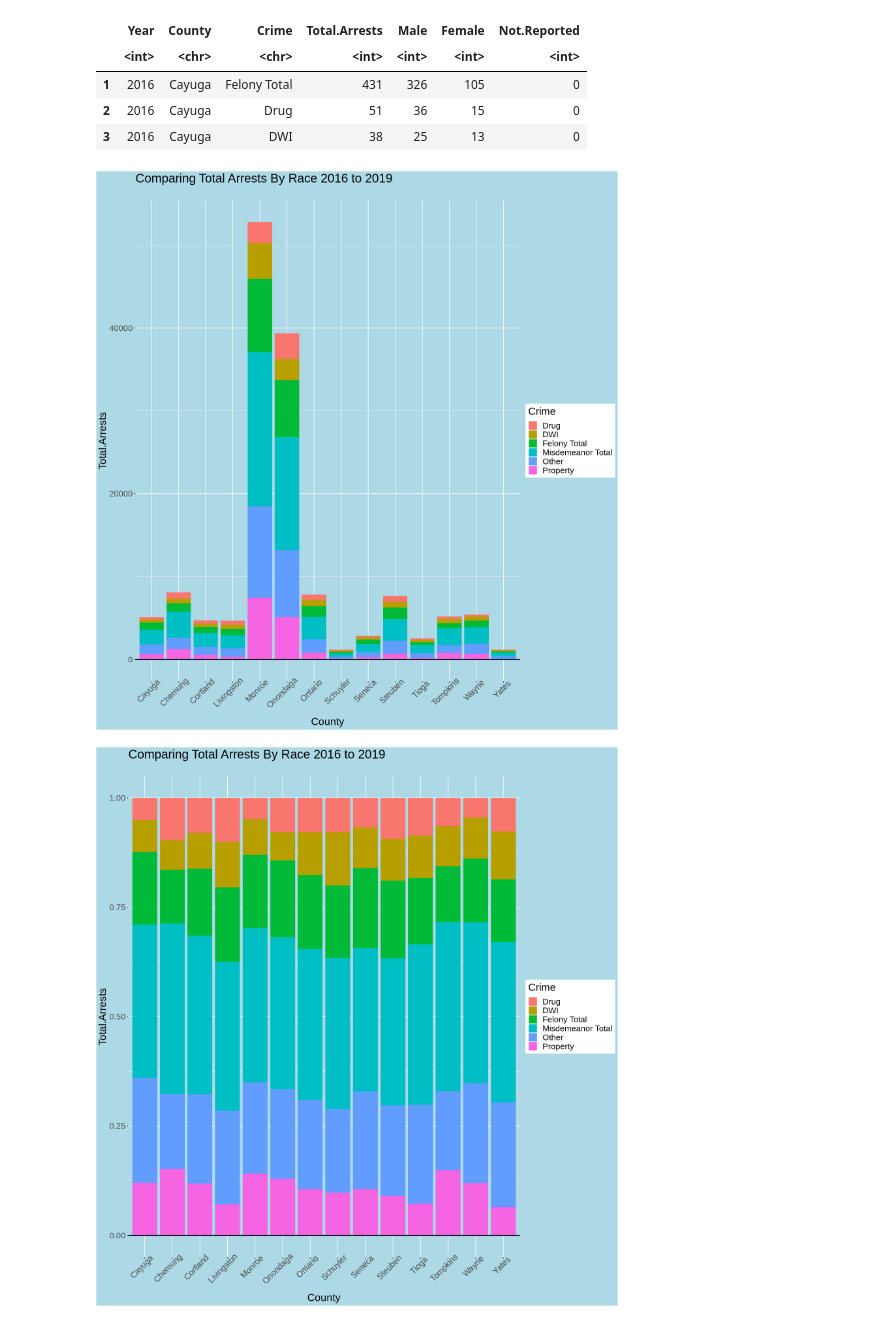
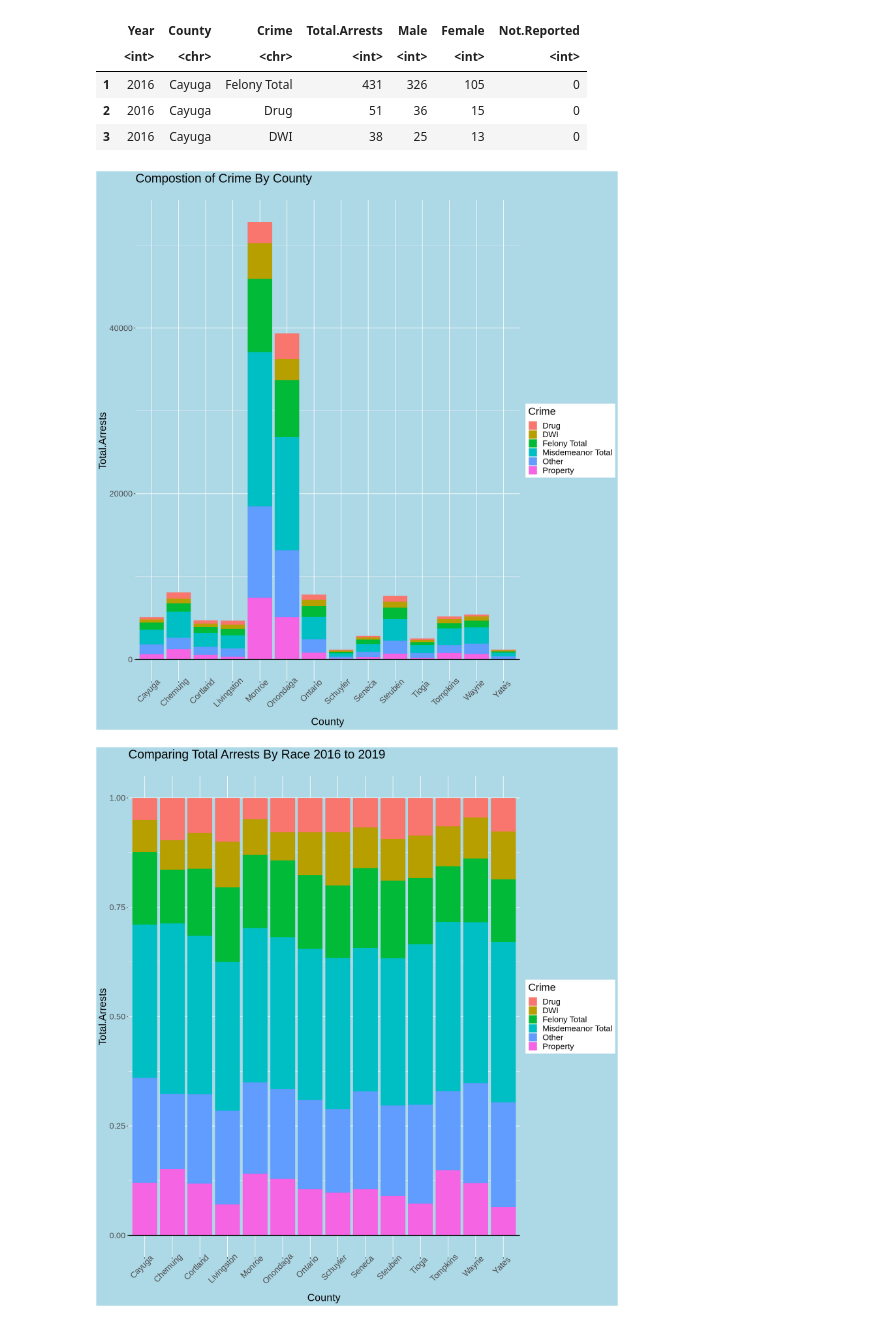
Before and after one commit to JF11579/New-Stuff, a Jupyter notebook: CGR_5.ipynb, the cells around one changed output. Cells and saved outputs as stored; diff of their text form; code cells hidden in the pictures.

```diff
--- a/CGR_5.ipynb
+++ b/CGR_5.ipynb
@@ -1060,17 +1072,17 @@ Crime_Compostion$Year <- as.factor(Crime_Compostion$Year)
 # %%
  ggplot(Crime_Compostion, aes(County, Total.Arrests )) +
                               geom_bar(aes(fill= Crime)  ,stat = "identity")+
                                theme(text = element_text(size=20),
                                 axis.text.x = element_text(angle= 45, hjust=0.75)) +
                     theme(plot.background = element_rect(fill = "light blue"),
                       panel.background = element_rect(fill = "light blue")) +
-                       labs(title = "Comparing Total Arrests By Race 2016 to 2019",
+                       labs(title = "Compostion of Crime By County",
                 subtitle = "")+
                  guides(fill = guide_legend(reverse= FALSE))+
                  geom_hline(yintercept= 0, linetype="solid",
                 color = "black", size=1)
 # %% [output]
-[figure, old version]
+[figure, new version]
 # %%
  ggplot(Crime_Compostion, aes(County, Total.Arrests,fill = Crime )) +
                               geom_bar(position = "fill",  ,stat = "identity")+
```
Also changed, not shown: parts of 12 cells of this notebook.
